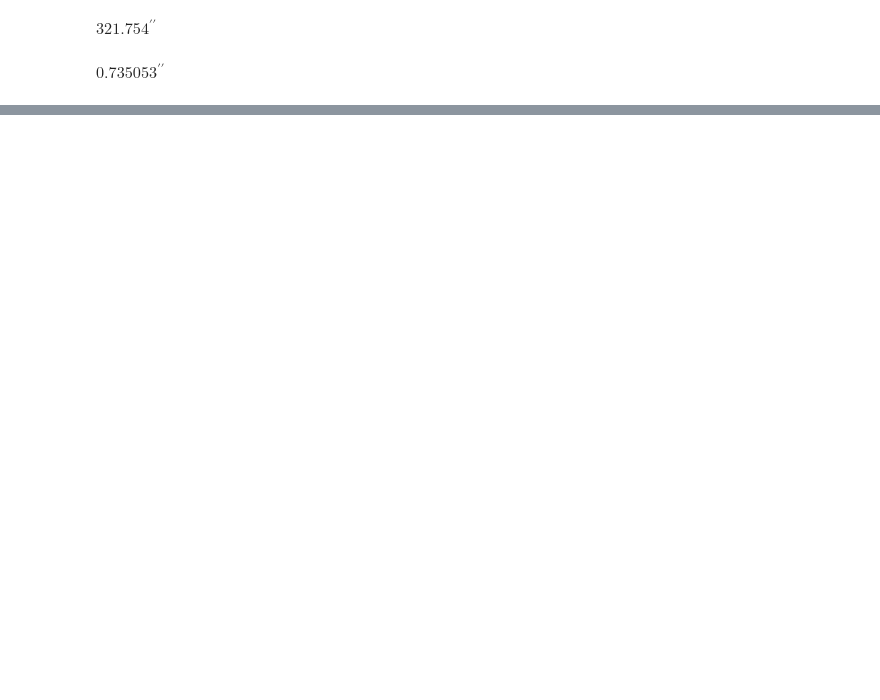
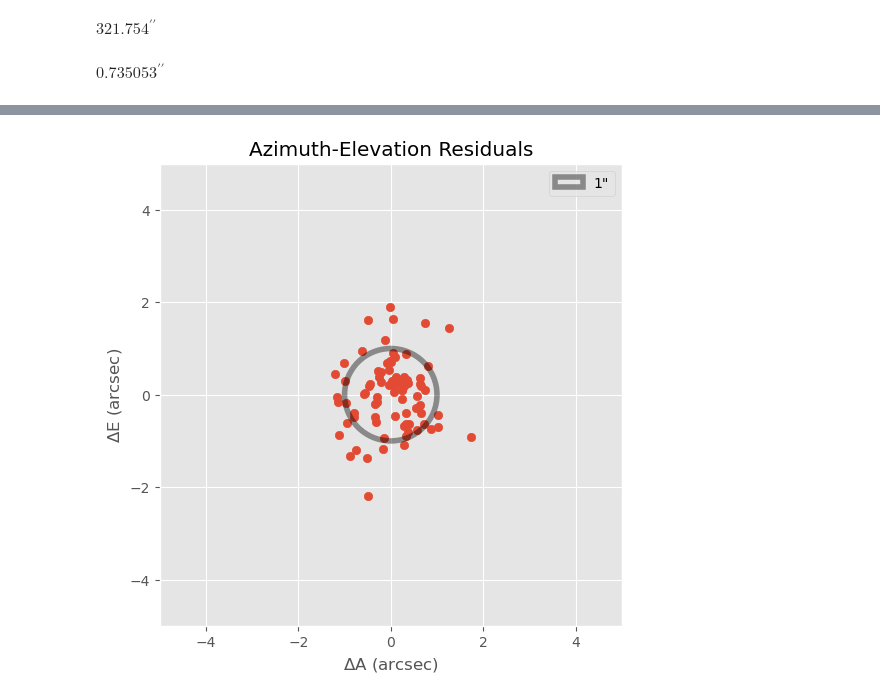
Before and after one commit to MMTObservatory/pointing_analysis, a Jupyter notebook: pointing_data/20210821/tpoint.ipynb, the cells around one changed output, grey strips where cells are left out. Cells and saved outputs as stored; diff of their text form; code cells hidden in the pictures; blank space fills up the shorter version.

Commit message:
make plot code into functions

```diff
--- a/pointing_data/20210821/tpoint.ipynb
+++ b/pointing_data/20210821/tpoint.ipynb
@@ -153,0 +154,4 @@ plt.show()
+# %%
+f = pointing_residuals(coo_obs, t_coo)
+# %% [output]
+[figure, added]
```
Also changed, not shown: parts of 6 cells of this notebook.
